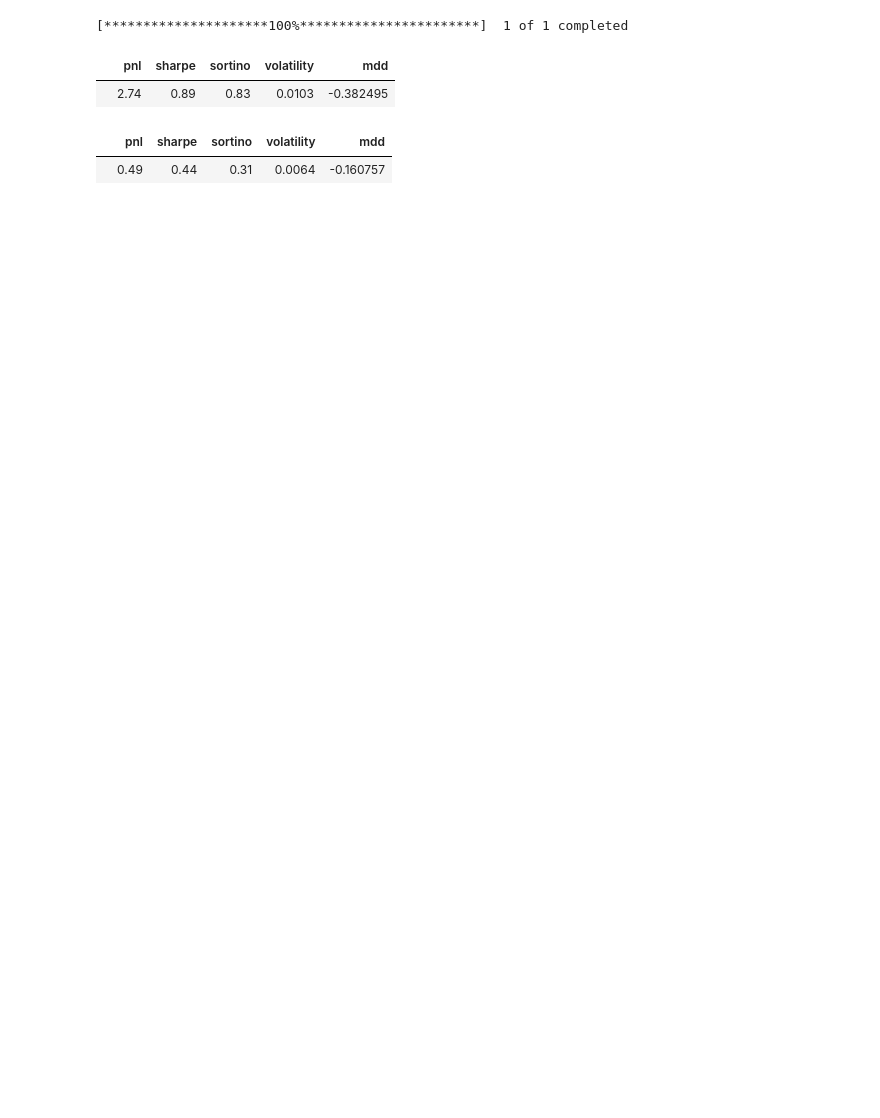
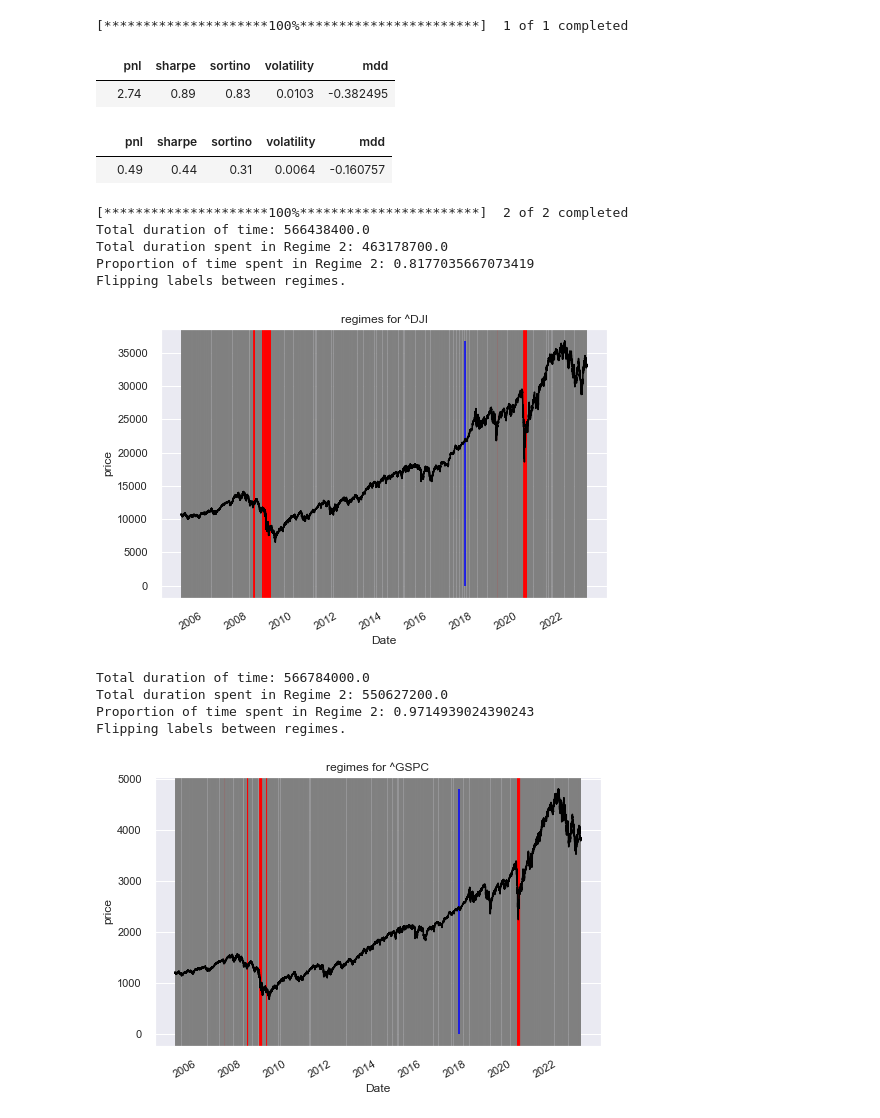
Before and after one commit to uday-31/detecting-market-regime-changes, a Jupyter notebook: test_uday.ipynb, the cells around one changed output. Cells and saved outputs as stored; diff of their text form; code cells hidden in the pictures; blank space fills up the shorter version.

Commit message:
add regime characteristic plots

```diff
--- a/test_uday.ipynb
+++ b/test_uday.ipynb
@@ -32,3 +35,56 @@ get_metrics(pnl)
 # %% [output]
 |  | pnl | sharpe | sortino | volatility | mdd |
 |  | 0.49 | 0.44 | 0.31 | 0.0064 | -0.160757 |
+# %%
+"""Pipeline"""
+
+"""Hyperparameters"""
+
+TYPE = 'equity' # 'equity' or 'fx' or 'bond'
+
+TICKER_MAPPER = {'equity':['^DJI','^GSPC'],
+                'bond':['^TNX', '^IRX'],
+                'fx':['RUB=X','GBP=X']}
+
+TICKERS = TICKER_MAPPER[TYPE]
+START_DATE = "2005-01-01"
+THETA = 0.0025
+NUM_REGIMES = 2
+
+TRADING_DAY = {'equity':6.5, 'fx':12,'bond':9} # number of hours in a day we offset
+TEST_TICKER = TICKERS[-1] # if we need to debug for a single ticker
+
+df_ts = get_data(TICKERS, START_DATE, TRADING_DAY[TYPE]/2)
+df_ret = df_ts.pct_change().dropna()
+
+DC = {}
+for ticker in TICKERS:
+    DC[ticker] = get_DC_data(df_ts[ticker], THETA)
+
+tmv = {}
+T = {}
+R = {}
+for ticker in TICKERS:
+    tmv[ticker] = get_TMV(DC[ticker],THETA)
+    T[ticker] = get_T(DC[ticker])
+    R[ticker] = get_R(tmv[ticker],T[ticker],THETA)
+
+regimes = {}
+for ticker in TICKERS:
+    regime, model = fit_hmm(NUM_REGIMES, df_ts[ticker], R[ticker], ticker, plot = True)
+    regimes[ticker] = regime
+
+for ticker in TICKERS:
+    make_regime_plots(regimes[ticker], tmv[ticker], T[ticker],ticker)
+# %% [output]
+[*********************100%***********************]  2 of 2 completed
+Total duration of time: 566438400.0
+Total duration spent in Regime 2: 463178700.0
+Proportion of time spent in Regime 2: 0.8177035667073419
+Flipping labels between regimes.
+[figure, added]
+Total duration of time: 566784000.0
+Total duration spent in Regime 2: 550627200.0
+Proportion of time spent in Regime 2: 0.9714939024390243
+Flipping labels between regimes.
+[figure, added]
```
Also changed, not shown: parts of 3 cells of this notebook, 1 other file.
